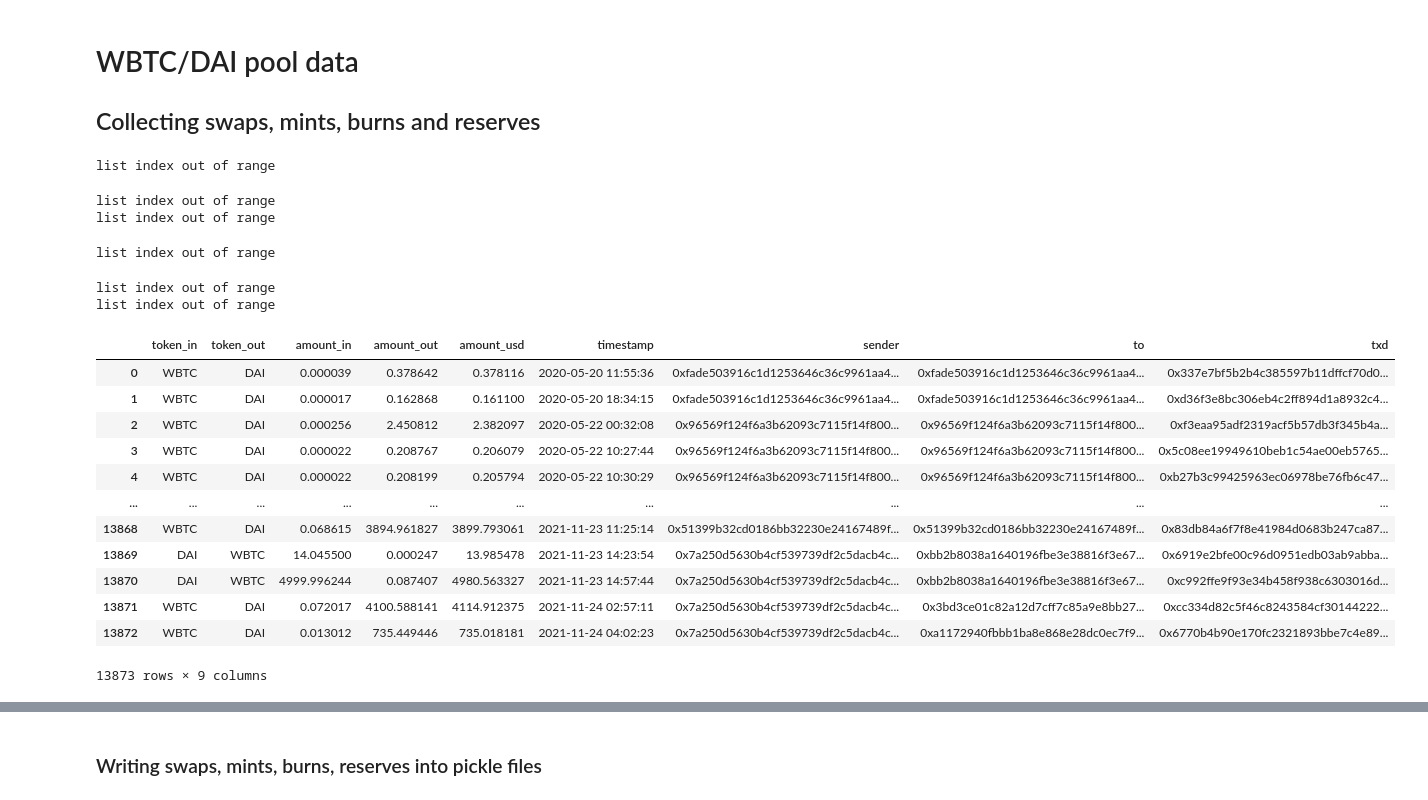
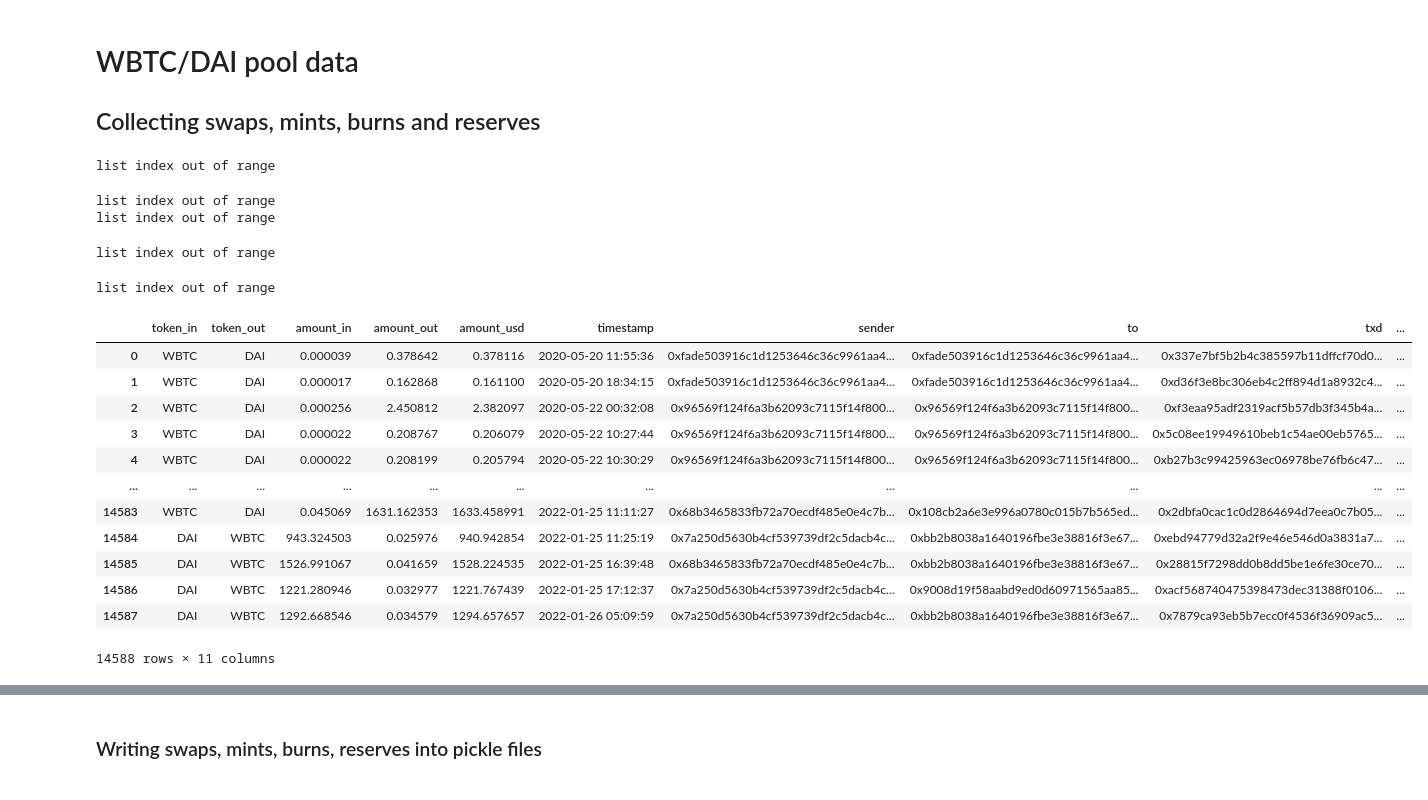
Before and after one commit to IX-Swap/data-science, a Jupyter notebook: real_v2_pools_stories/pools_flash_filtered_collector.ipynb, the cells around one changed output, grey strips where cells are left out. Drawn from its saved outputs; the diff is of its cells as text; code cells hidden in the pictures.

```diff
--- a/real_v2_pools_stories/pools_flash_filtered_collector.ipynb
+++ b/real_v2_pools_stories/pools_flash_filtered_collector.ipynb
@@ -164,30 +255,29 @@ wbtc_usdc_reserves_df = pd.read_pickle(os.getcwd() + "\\pkl_stories\\wbtc_usdc_r
 
 ## Collecting swaps, mints, burns and reserves
 # %%
-wbtc_dai_history = get_pool_v2_history(contract_id='0x231b7589426ffe1b75405526fc32ac09d44364c4', range_limit=20)
+wbtc_dai_history = get_pool_v2_with_gas_history(contract_id='0x231b7589426ffe1b75405526fc32ac09d44364c4', range_limit=20)
 all_wbtc_dai_history, other_wbtc_dai_history = filter_swaps(wbtc_dai_history)
-wbtc_dai_df = pool_history_to_df(all_wbtc_dai_history)
+wbtc_dai_df = pool_history_v2_with_gas_to_df(all_wbtc_dai_history)
 wbtc_dai_df
 # %% [output]
 list index out of range
 list index out of range
 list index out of range
 list index out of range
 list index out of range
-list index out of range
-|  | token_in | token_out | amount_in | amount_out | amount_usd | timestamp | sender | to | txd |
-| 0 | WBTC | DAI | 0.000039 | 0.378642 | 0.378116 | 2020-05-20 11:55:36 | 0xfade503916c1d1253646c36c9961aa4... | 0xfade503916c1d1253646c36c9961aa4... | 0x337e7bf5b2b4c385597b11dffcf70d0... |
-| 1 | WBTC | DAI | 0.000017 | 0.162868 | 0.161100 | 2020-05-20 18:34:15 | 0xfade503916c1d1253646c36c9961aa4... | 0xfade503916c1d1253646c36c9961aa4... | 0xd36f3e8bc306eb4c2ff894d1a8932c4... |
-| 2 | WBTC | DAI | 0.000256 | 2.450812 | 2.382097 | 2020-05-22 00:32:08 | 0x96569f124f6a3b62093c7115f14f800... | 0x96569f124f6a3b62093c7115f14f800... | 0xf3eaa95adf2319acf5b57db3f345b4a... |
-| 3 | WBTC | DAI | 0.000022 | 0.208767 | 0.206079 | 2020-05-22 10:27:44 | 0x96569f124f6a3b62093c7115f14f800... | 0x96569f124f6a3b62093c7115f14f800... | 0x5c08ee19949610beb1c54ae00eb5765... |
-| 4 | WBTC | DAI | 0.000022 | 0.208199 | 0.205794 | 2020-05-22 10:30:29 | 0x96569f124f6a3b62093c7115f14f800... | 0x96569f124f6a3b62093c7115f14f800... | 0xb27b3c99425963ec06978be76fb6c47... |
-| ... | ... | ... | ... | ... | ... | ... | ... | ... | ... |
-| 13868 | WBTC | DAI | 0.068615 | 3894.961827 | 3899.793061 | 2021-11-23 11:25:14 | 0x51399b32cd0186bb32230e24167489f... | 0x51399b32cd0186bb32230e24167489f... | 0x83db84a6f7f8e41984d0683b247ca87... |
-| 13869 | DAI | WBTC | 14.045500 | 0.000247 | 13.985478 | 2021-11-23 14:23:54 | 0x7a250d5630b4cf539739df2c5dacb4c... | 0xbb2b8038a1640196fbe3e38816f3e67... | 0x6919e2bfe00c96d0951edb03ab9abba... |
-| 13870 | DAI | WBTC | 4999.996244 | 0.087407 | 4980.563327 | 2021-11-23 14:57:44 | 0x7a250d5630b4cf539739df2c5dacb4c... | 0xbb2b8038a1640196fbe3e38816f3e67... | 0xc992ffe9f93e34b458f938c6303016d... |
-| 13871 | WBTC | DAI | 0.072017 | 4100.588141 | 4114.912375 | 2021-11-24 02:57:11 | 0x7a250d5630b4cf539739df2c5dacb4c... | 0x3bd3ce01c82a12d7cff7c85a9e8bb27... | 0xcc334d82c5f46c8243584cf30144222... |
-| 13872 | WBTC | DAI | 0.013012 | 735.449446 | 735.018181 | 2021-11-24 04:02:23 | 0x7a250d5630b4cf539739df2c5dacb4c... | 0xa1172940fbbb1ba8e868e28dc0ec7f9... | 0x6770b4b90e170fc2321893bbe7c4e89... |
+|  | token_in | token_out | amount_in | amount_out | amount_usd | timestamp | sender | to | txd | ... |
+| 0 | WBTC | DAI | 0.000039 | 0.378642 | 0.378116 | 2020-05-20 11:55:36 | 0xfade503916c1d1253646c36c9961aa4... | 0xfade503916c1d1253646c36c9961aa4... | 0x337e7bf5b2b4c385597b11dffcf70d0... | ... |
+| 1 | WBTC | DAI | 0.000017 | 0.162868 | 0.161100 | 2020-05-20 18:34:15 | 0xfade503916c1d1253646c36c9961aa4... | 0xfade503916c1d1253646c36c9961aa4... | 0xd36f3e8bc306eb4c2ff894d1a8932c4... | ... |
+| 2 | WBTC | DAI | 0.000256 | 2.450812 | 2.382097 | 2020-05-22 00:32:08 | 0x96569f124f6a3b62093c7115f14f800... | 0x96569f124f6a3b62093c7115f14f800... | 0xf3eaa95adf2319acf5b57db3f345b4a... | ... |
+| 3 | WBTC | DAI | 0.000022 | 0.208767 | 0.206079 | 2020-05-22 10:27:44 | 0x96569f124f6a3b62093c7115f14f800... | 0x96569f124f6a3b62093c7115f14f800... | 0x5c08ee19949610beb1c54ae00eb5765... | ... |
+| 4 | WBTC | DAI | 0.000022 | 0.208199 | 0.205794 | 2020-05-22 10:30:29 | 0x96569f124f6a3b62093c7115f14f800... | 0x96569f124f6a3b62093c7115f14f800... | 0xb27b3c99425963ec06978be76fb6c47... | ... |
+| ... | ... | ... | ... | ... | ... | ... | ... | ... | ... | ... |
+| 14583 | WBTC | DAI | 0.045069 | 1631.162353 | 1633.458991 | 2022-01-25 11:11:27 | 0x68b3465833fb72a70ecdf485e0e4c7b... | 0x108cb2a6e3e996a0780c015b7b565ed... | 0x2dbfa0cac1c0d2864694d7eea0c7b05... | ... |
+| 14584 | DAI | WBTC | 943.324503 | 0.025976 | 940.942854 | 2022-01-25 11:25:19 | 0x7a250d5630b4cf539739df2c5dacb4c... | 0xbb2b8038a1640196fbe3e38816f3e67... | 0xebd94779d32a2f9e46e546d0a3831a7... | ... |
+| 14585 | DAI | WBTC | 1526.991067 | 0.041659 | 1528.224535 | 2022-01-25 16:39:48 | 0x68b3465833fb72a70ecdf485e0e4c7b... | 0xbb2b8038a1640196fbe3e38816f3e67... | 0x28815f7298dd0b8dd5be1e6fe30ce70... | ... |
+| 14586 | DAI | WBTC | 1221.280946 | 0.032977 | 1221.767439 | 2022-01-25 17:12:37 | 0x7a250d5630b4cf539739df2c5dacb4c... | 0x9008d19f58aabd9ed0d60971565aa85... | 0xacf568740475398473dec31388f0106... | ... |
+| 14587 | DAI | WBTC | 1292.668546 | 0.034579 | 1294.657657 | 2022-01-26 05:09:59 | 0x7a250d5630b4cf539739df2c5dacb4c... | 0xbb2b8038a1640196fbe3e38816f3e67... | 0x7879ca93eb5b7ecc0f4536f36909ac5... | ... |
-13873 rows × 9 columns
+14588 rows × 11 columns
 # %%
 wbtc_dai_reserves = get_pool_v2_reserves_history(contract_id='0x231b7589426ffe1b75405526fc32ac09d44364c4')
 wbtc_dai_reserves_df = pool_reserves_to_df(wbtc_dai_reserves)
```
Also changed, not shown: parts of 88 cells of this notebook, 6 other files.
